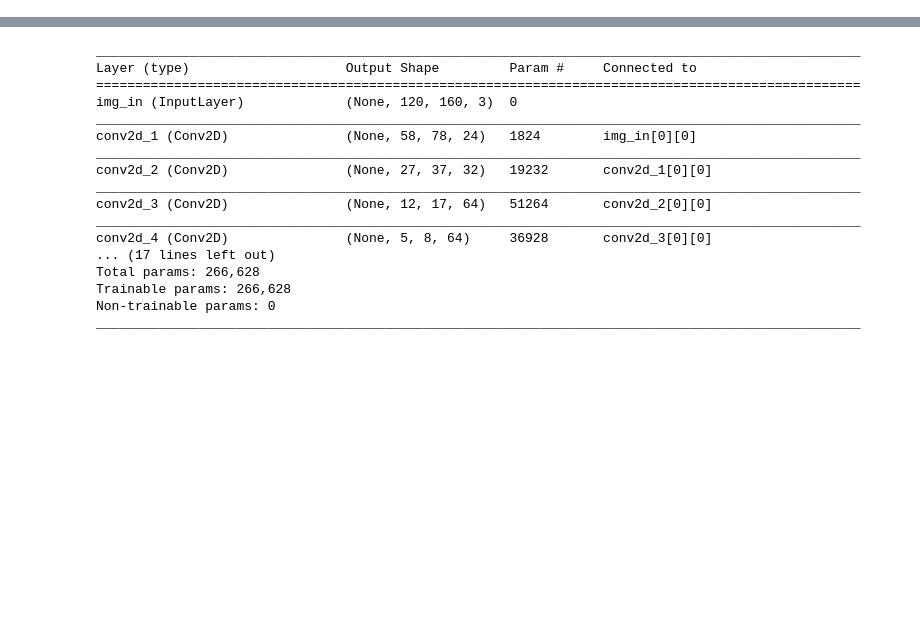
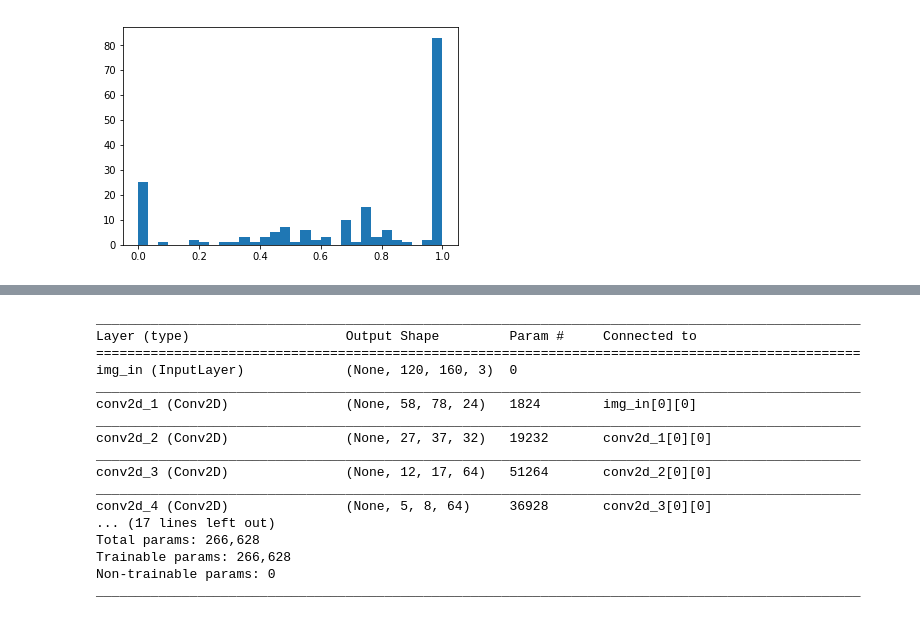
Before and after one commit to ConsciousML/Autonomous-RC-Car, a Jupyter notebook: Best Model.ipynb, the cells around one changed output, grey strips where cells are left out. Cells and saved outputs as stored; diff of their text form; code cells hidden in the pictures; blank space fills up the shorter version.

```diff
--- a/Best Model.ipynb
+++ b/Best Model.ipynb
@@ -59,3 +124,8 @@ plt.show()
+# %%
+plt.hist(speed_labels, bins=30)
+plt.show()
+# %% [output]
+[figure, added]
 # %%
 def AnglePredCnn():
     img_in = Input(shape=(120, 160, 3), name='img_in')                      # First layer, input layer, Shape comes from camera.py resolution, RGB
```
Also changed, not shown: parts of 12 cells of this notebook.
